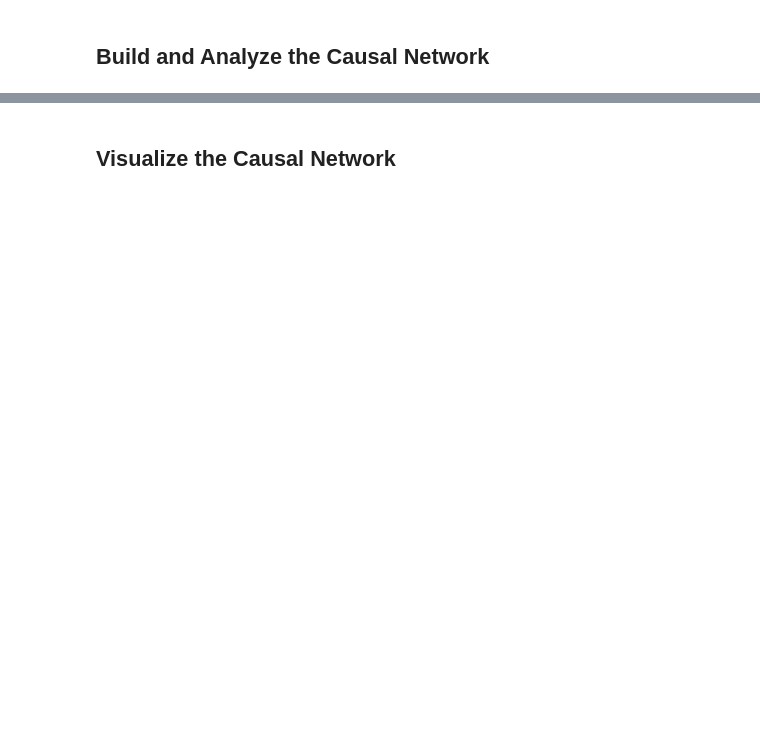
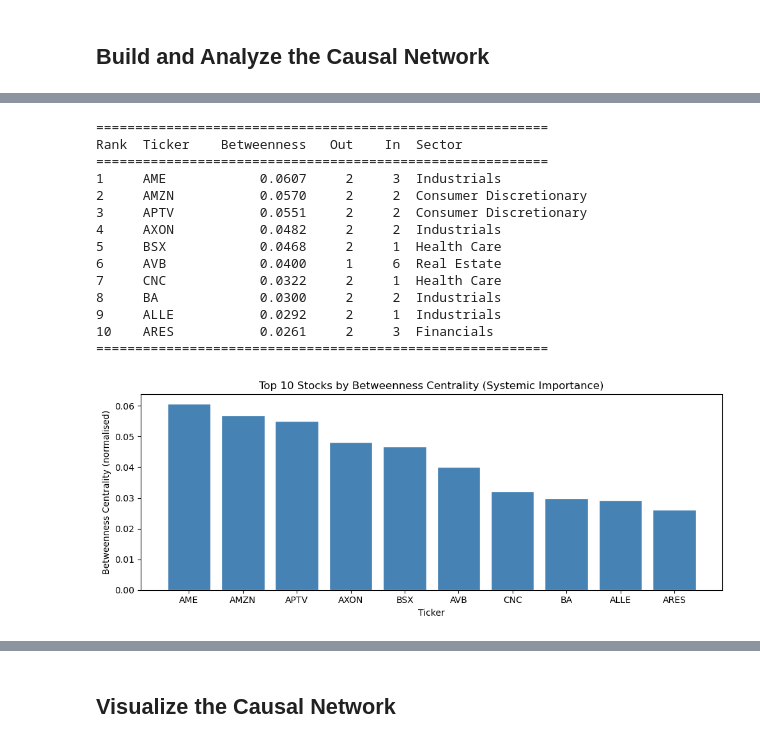
Before and after one commit to electribe15/DerivativeAnalytics, a Jupyter notebook: GARJI Prediction model.ipynb, the cells around one changed output, grey strips where cells are left out. Saved outputs shown, nothing was run; the diff lists cells and outputs as text; code cells hidden in the pictures; blank space fills up the shorter version.

```diff
--- a/GARJI Prediction model.ipynb
+++ b/GARJI Prediction model.ipynb
@@ -272,0 +840,59 @@ SCHW (1 connections)
+# %%
+# Betweenness centrality — how often a node lies on shortest paths between others
+betweenness = nx.betweenness_centrality(G, normalized=True)
+in_deg      = dict(G.in_degree())
+out_deg     = dict(G.out_degree())
+
+# Build summary table
+centrality_rows = []
+for node in G.nodes():
+    ticker = cols[node]
+    centrality_rows.append({
+        "Ticker":      ticker,
+        "Sector":      sector_map.get(ticker, "Unknown"),
+        "Betweenness": round(betweenness[node], 4),
+        "Out-degree":  out_deg[node],
+        "In-degree":   in_deg[node],
+    })
+
+centrality_df = (
+    pd.DataFrame(centrality_rows)
+    .sort_values("Betweenness", ascending=False)
+    .reset_index(drop=True)
+)
+
+print("=" * 58)
+print(f"{'Rank':<5} {'Ticker':<8} {'Betweenness':>12}  {'Out':>4}  {'In':>4}  Sector")
+print("=" * 58)
+for rank, row in centrality_df.head(10).iterrows():
+    print(
+        f"{rank+1:<5} {row['Ticker']:<8} {row['Betweenness']:>12.4f}"
+        f"  {row['Out-degree']:>4}  {row['In-degree']:>4}  {row['Sector']}"
+    )
+print("=" * 58)
+
+# Bar chart
+fig_c, ax_c = plt.subplots(figsize=(10, 4))
+top10 = centrality_df.head(10)
+ax_c.bar(top10["Ticker"], top10["Betweenness"], color="steelblue", edgecolor="white")
+ax_c.set_title("Top 10 Stocks by Betweenness Centrality (Systemic Importance)")
+ax_c.set_ylabel("Betweenness Centrality (normalised)")
+ax_c.set_xlabel("Ticker")
+plt.tight_layout()
+plt.show()
+# %% [output]
+==========================================================
+Rank  Ticker    Betweenness   Out    In  Sector
+==========================================================
+1     AME            0.0607     2     3  Industrials
+2     AMZN           0.0570     2     2  Consumer Discretionary
+3     APTV           0.0551     2     2  Consumer Discretionary
+4     AXON           0.0482     2     2  Industrials
+5     BSX            0.0468     2     1  Health Care
+6     AVB            0.0400     1     6  Real Estate
+7     CNC            0.0322     2     1  Health Care
+8     BA             0.0300     2     2  Industrials
+9     ALLE           0.0292     2     1  Industrials
+10    ARES           0.0261     2     3  Financials
+==========================================================
+[figure, added]
```
Also changed, not shown: parts of 24 cells of this notebook.
